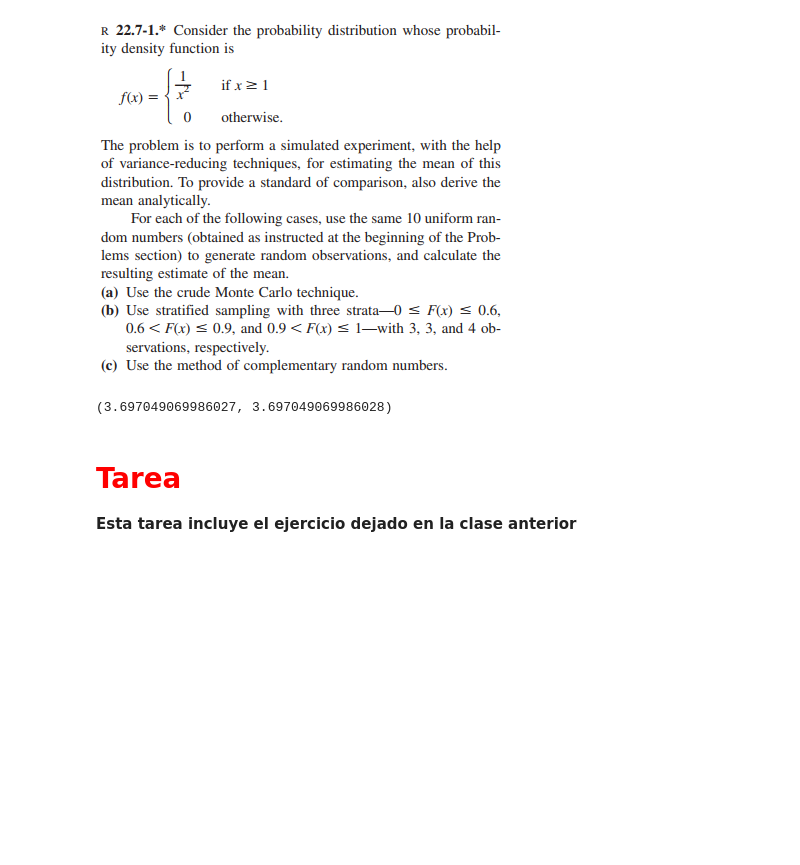
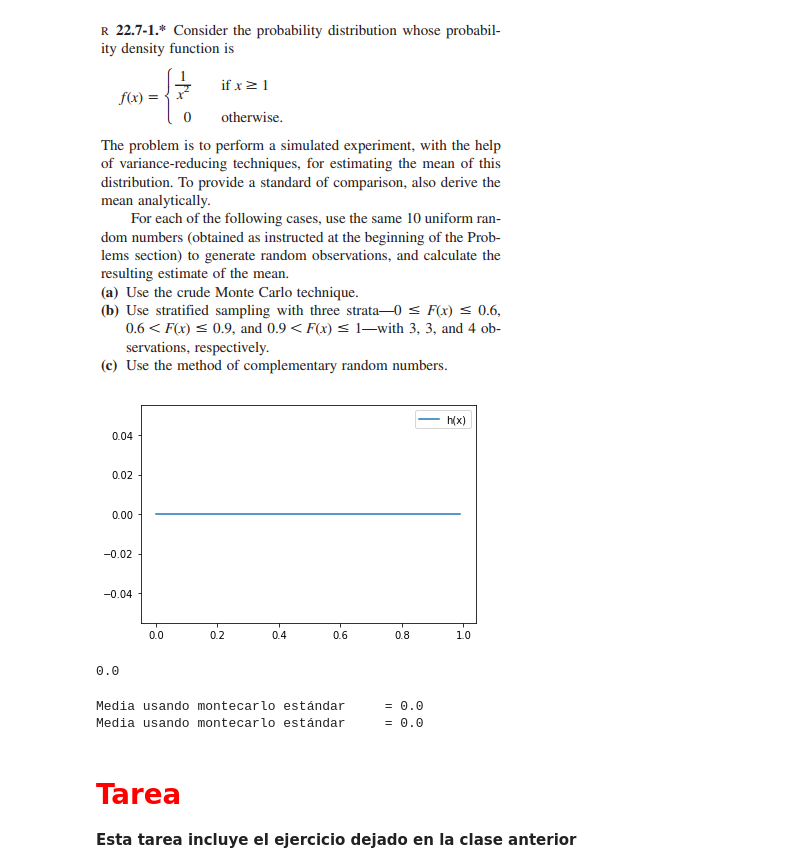
Before and after one commit to AndresHdzJmz/SPF-2021-I, a Jupyter notebook: TEMA-2/Clase14_ContinuacionReduccionVarianza-Copy1.ipynb, the cells around one changed output. Saved outputs shown, nothing was run; the diff lists cells and outputs as text; code cells hidden in the pictures; blank space fills up the shorter version.

```diff
--- a/TEMA-2/Clase14_ContinuacionReduccionVarianza-Copy1.ipynb
+++ b/TEMA-2/Clase14_ContinuacionReduccionVarianza-Copy1.ipynb
@@ -212,23 +236,45 @@ Para estar seguros de que la correlación negativa en los números aleatorios de
 ## Ejemplo de aplicación:
 Ejercicio tomado de: Introduction to Operations Research, 9ª ed. pag, 1148.
 ![imagen.png](attachment:imagen.png)
-# %%
-# Cantidad de términos
-N = 10
-
-# Función inversa
-f_inv = lambda u:
-
-# MÉTODOS PARA APROXIMAR LA MEDIA DE LA DISTRIBUCIÓN
-# 1. Montecarlo crudo
-
-
-# 2. Método estratificado
-
-
-# 3. Método números complementarios
-# %% [output]
-(3.697049069986027, 3.697049069986028)
+# %%
+N = 10
+f_inv = lambda u: 1/u*2 if 1<=u else 0
+# Gráfica de la función h(x)
+x = np.arange(0,1,0.01)
+plt.plot(x,list(map(f_inv,x)),label='h(x)')
+plt.legend()
+plt.show()
+#N=20
+#Montecarlo Crudo
+u1=np.random.rand(N)
+media_montecarlo= np.mean(list (map (f_inv, u1)))
+media_montecarlo
+# %% [output]
+[figure, added]
+0.0
+# %%
+# Cantidad de términos
+N = 10
+#h1= lambda x: 0 if x<0 else (2*x if 0<= x <0.5 else (2-2*x if 0.5<=x <=1 else 0))
+# Función inversa
+f_inv = lambda u: 1/u*2 if 1<=u else 0
+
+# MÉTODOS PARA APROXIMAR LA MEDIA DE LA DISTRIBUCIÓN
+# 1. Montecarlo crudo
+u1_2=np.random.rand(N)
+media_montecarlo= np.mean(list (map (f_inv, u1_2)))
+print('Media usando montecarlo estándar     =',media_montecarlo)
+# 2. Método estratificado
+
+
+# 3. Método números complementarios
+u2_2= np.random.rand(int(N/2))
+u2_c_2= 1-u2_2
+media_complementario= np.mean(list(map(f_inv,np.concatenate([u2_2,u2_c_2]))))
+print('Media usando montecarlo estándar     =',media_complementario)
+# %% [output]
+Media usando montecarlo estándar     = 0.0
+Media usando montecarlo estándar     = 0.0
 # %% [markdown]
 # <font color = red> Tarea
 **Esta tarea incluye el ejercicio dejado en la clase anterior**
```
Also changed, not shown: parts of 5 cells of this notebook.
